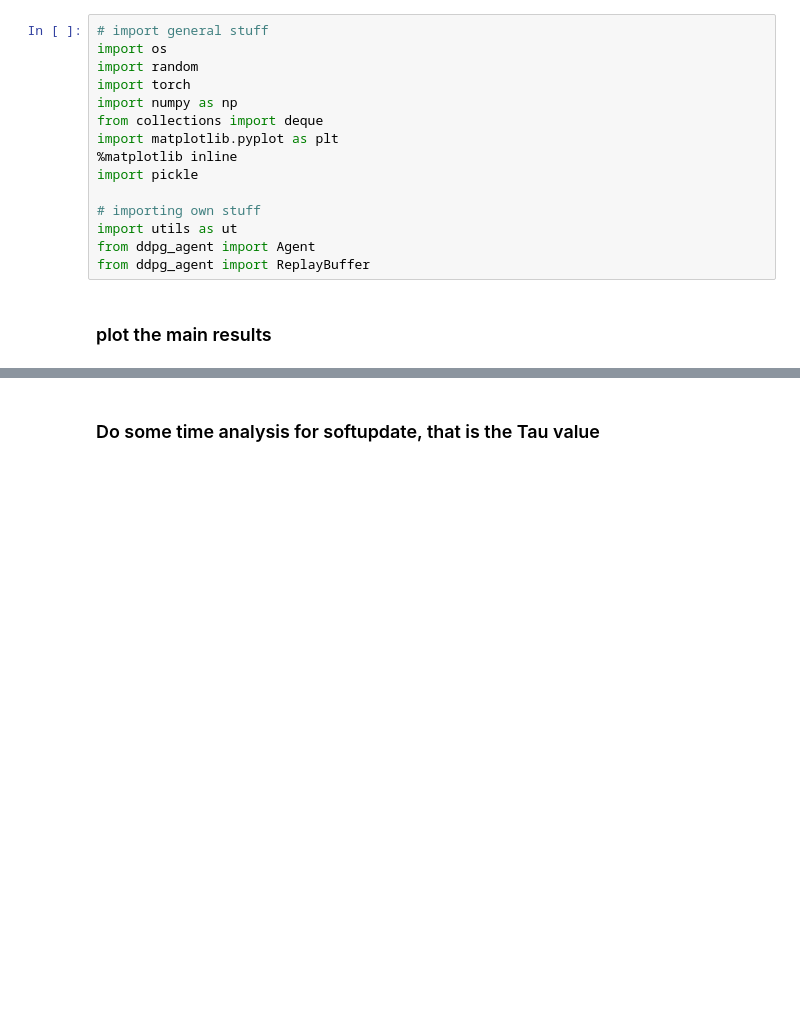
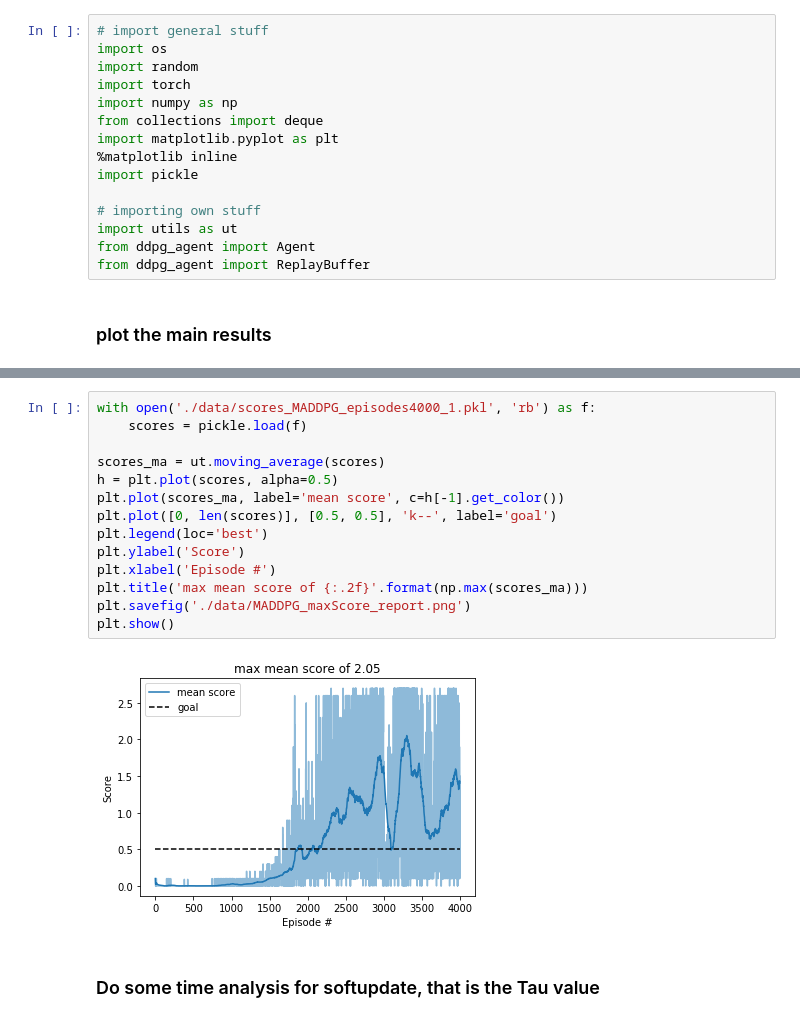
Before and after one commit to AdrianTrachte/udacity-drlnd-p3_collab-compet, a Jupyter notebook: Analyze.ipynb, the cells around one changed output, grey strips where cells are left out. Drawn from its saved outputs; the diff is of its cells as text; blank space fills up the shorter version.

Commit message:
report finished

```diff
--- a/Analyze.ipynb
+++ b/Analyze.ipynb
@@ -34,3 +34,19 @@ plt.show()
+# %%
+with open('./data/scores_MADDPG_episodes4000_1.pkl', 'rb') as f:
+    scores = pickle.load(f)
+
+scores_ma = ut.moving_average(scores)
+h = plt.plot(scores, alpha=0.5)
+plt.plot(scores_ma, label='mean score', c=h[-1].get_color())
+plt.plot([0, len(scores)], [0.5, 0.5], 'k--', label='goal')
+plt.legend(loc='best')
+plt.ylabel('Score')
+plt.xlabel('Episode #')
+plt.title('max mean score of {:.2f}'.format(np.max(scores_ma)))
+plt.savefig('./data/MADDPG_maxScore_report.png')
+plt.show()
+# %% [output]
+[figure, added]
 # %% [markdown]
 ### Do some time analysis for softupdate, that is the Tau value
 # %%
```
Also changed, not shown: parts of 3 cells of this notebook, 7 other files.
